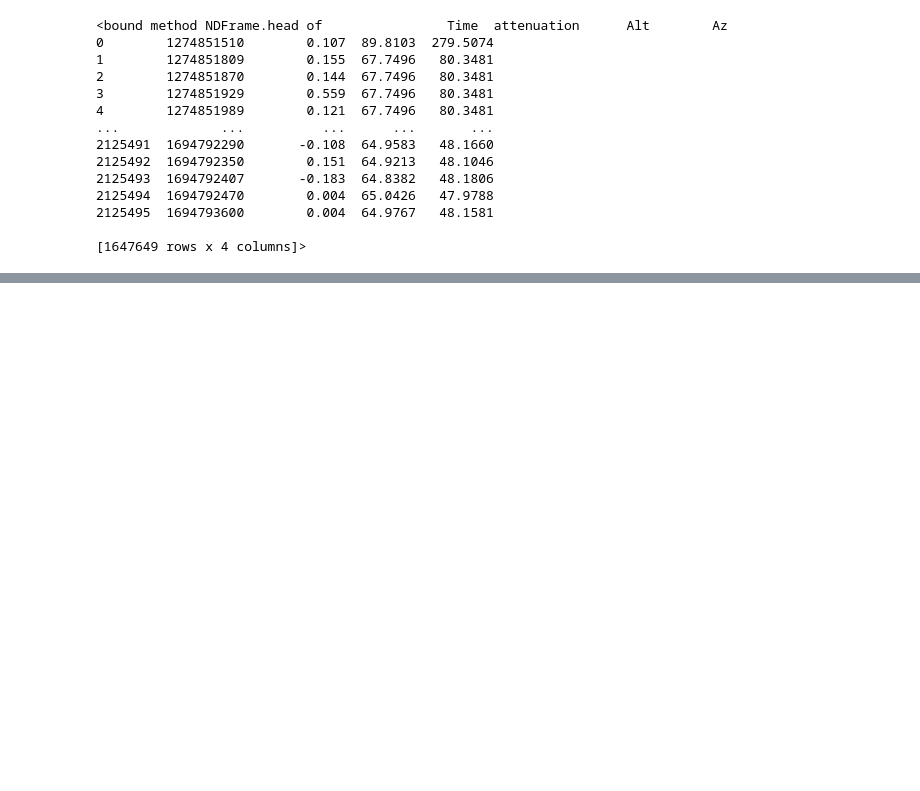
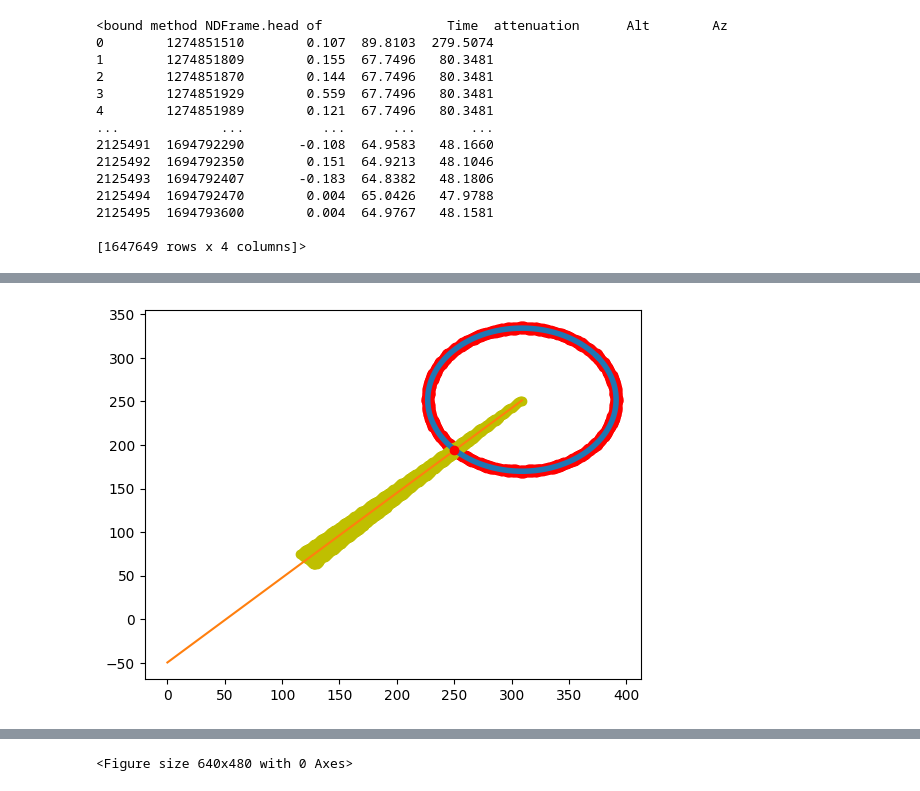
Before and after one commit to ijustdontgitit/asiva_clouds, a Jupyter notebook: DataParsing.ipynb, the cells around one changed output, grey strips where cells are left out. Saved outputs shown, nothing was run; the diff lists cells and outputs as text; code cells hidden in the pictures; blank space fills up the shorter version.

```diff
--- a/DataParsing.ipynb
+++ b/DataParsing.ipynb
@@ -57,15 +74,17 @@ print(DF.head)
 # %%
 #we now have a combined dataset of skyprobe data with corresponding Alt and Az values.
 #Now we need to find ASIVA images with close timestamps and add the filenames to the dataframe
-import glob
 
 folder = "../images"
 filenames = []
 timestamps = []
 for file in glob.glob(folder + '/*.png'):
     filedate = file.split('/')[2].split('asiva')[1].split('.')[-2]
-    timestamp = datetime.timestamp(datetime.strptime(filedate, '%Y%m%d%H%M'))
+    time = datetime.strptime(filedate, '%Y%m%d%H%M') + timedelta(hours=10)
+    print(time)
+    timestamp = datetime.timestamp(time)
     filenames.append(file)
+    print(timestamp)
     timestamps.append(int(timestamp))
     #convert filedate/time to UNIX. Add 10 hours for converting HST to UTC
 DF_ASIVA = pd.DataFrame(timestamps)
@@ -92,5 +114,6 @@ print(DF_ASIVA.head)
 #perform another merge_asof to add asiva filenames to the main dataframe
 DF = pd.merge_asof(DF, DF_ASIVA, on = "Time", direction="nearest", tolerance=60)
 DF = DF.dropna()
+DF = DF.reset_index()
 print(DF.head)
 # %% [output]
@@ -114,5 +246,74 @@ print(DF.head)
 # %%
 """
 Now need to find the location within each ASIVA image and save a 12x12 kernel surrounding that location
 along with a corresponding attenuation value
+Azimuth.fits gives f(x,y) = Az   -- from an (x,y) pair in an ASIVA image gives the corresponding Az
+Altitude.fits gives g(x,y) = Alt   -- from an (x,y) pair in an ASIVA image gives the corresponding Alt
+
+I want to construct:
+f-1(Az) = (x,y) -- from an Az value input give a set of (x,y) on an ASIVA image that would yield that
+g-1(Alt) = (x,y) -- from an Alt value input give a set of (x,y) on an ASIVA image that would yield that
+
+I then want to find the intersection between f-1 and g-1  -- that's where I'll sample the kernel.
 """
+#These indices have azimuth values that want to form vertical lines, doen't work for the linear regression model
+#DF = DF.reset_index()
+problems = [73, 74, 75, 76, 819]
+DF = DF.drop(index=problems)
+hdul_az = fits.open("azimuth.fits")
+hdul_alt = fits.open("altitude.fits")
+az_image = hdul_az[0].data
+alt_image = hdul_alt[0].data
+vals = DF[['Az', 'Alt']]
+i = 0
+kernel_locs = []
+
+for index, row in vals.iterrows():
+    #print(i)
+    #if(i not in problems):
+    Az = np.float32(row[0])
+    Alt = np.float32(row[1])
+    az_locs = list(zip(*np.where(abs(az_image - Az) <= 2)))
+    alt_locs = list(zip(*np.where(abs(alt_image - Alt) <= 0.5)))
+    #Plot Alt data and get regression model for ellipse
+    y, x = zip(*alt_locs)
+    x = np.array(x)
+    y = np.array(y)
+    plt.scatter(x, y, color="r")
+    coeffs_ellipse = fit_ellipse(x, y)
+    x0, y0, ap, bp, e, phi = cart_to_pol(coeffs_ellipse)
+    x_e, y_e = get_ellipse_pts((x0, y0, ap, bp, e, phi), npts=1000)
+    plt.plot(x_e, y_e, linewidth=4)
+
+    #Plot Az data and get regression model for line
+    y, x = zip(*az_locs)
+    x = np.array(x)
+    y = np.array(y)
+    midx = np.mean(x)
+    plt.scatter(x, y, color="y")
+    x_r = x.reshape((-1, 1))
+    model = LinearRegression().fit(x_r, y)
+    coeffs_line = [model.coef_, model.intercept_]
+    x_pred = np.linspace(0, x0, len(y_e)).reshape((-1, 1))
+    y_pred = model.predict(x_pred)
+    plt.plot(x_pred.reshape((-1, 1)), y_pred)
+    #find the intersection point between the linear and elliptical models.
+    x_loc, y_loc = intersection(x_pred, y_pred, x_e, y_e)
+    #idx = np.argwhere(np.diff(np.sign(y_e - y_pred))).flatten()
+    #x_loc = x_pred[idx]
+    #y_loc = y_pred[idx]
+    x_loc = int(x_loc[0])
+    y_loc = int(y_loc[0])
+    kernel_locs.append((x_loc, y_loc))
+    if(i == 67):
+        plt.plot(x_loc, y_loc, 'ro')
+        plt.show()
+    i += 1
+    plt.clf()
+
+DF["Kernel_Location"] = kernel_locs
+print(DF.head)
+hdul_az.close()
+hdul_alt.close()
+# %% [output]
+[figure, added]
@@ -118,0 +337 @@ along with a corresponding attenuation value
+<Figure size 640x480 with 0 Axes>
```
Also changed, not shown: parts of 11 cells of this notebook, 1 other file.
